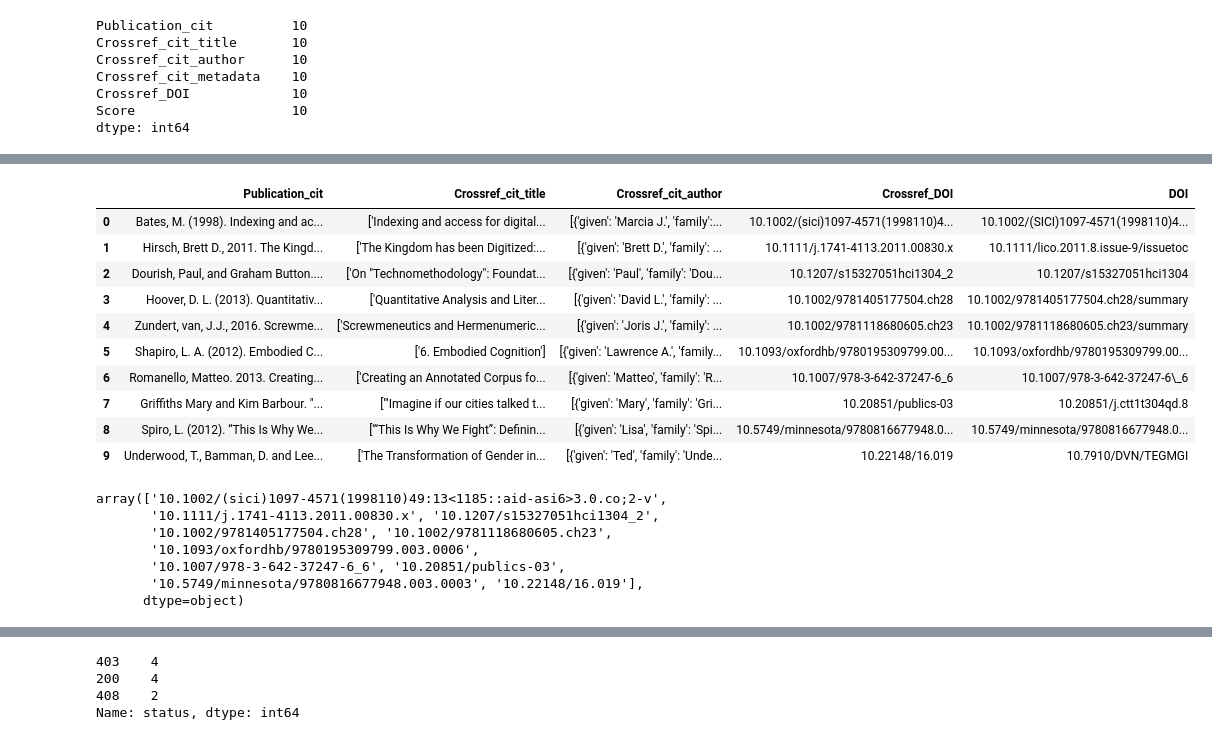
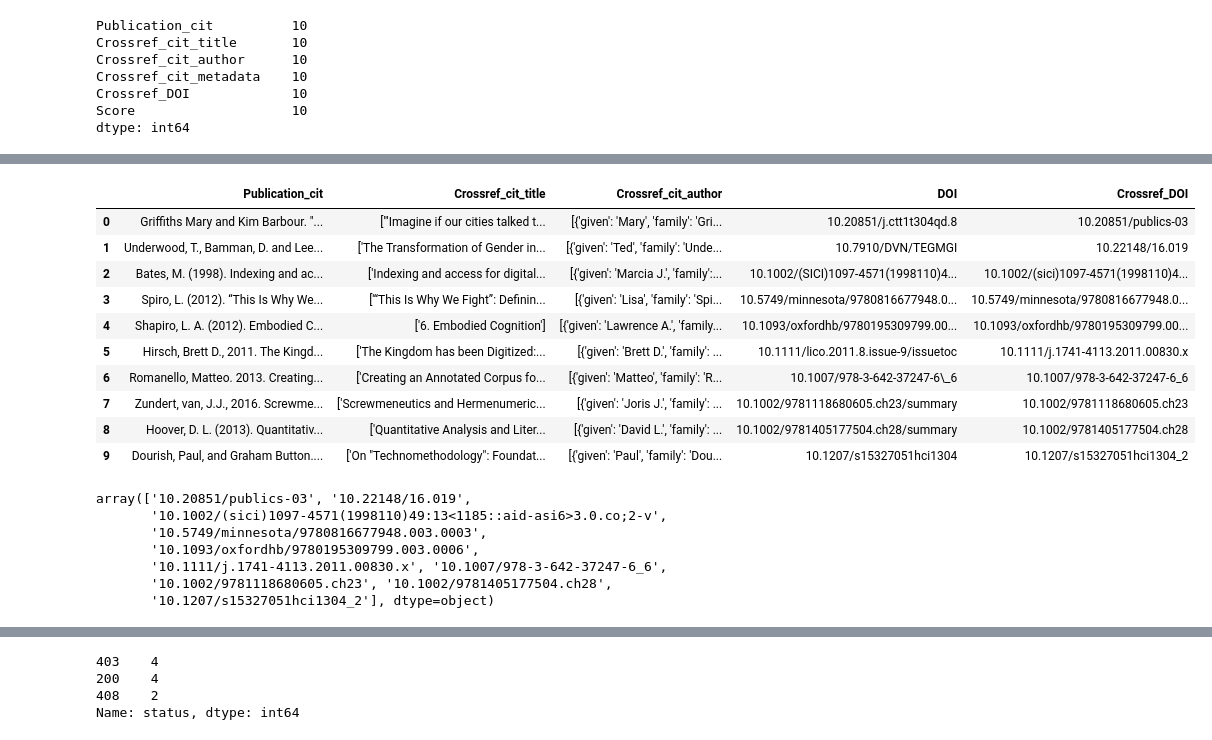
Before and after one commit to cesareconcordia/sshoc-resources, a Jupyter notebook: CItationDHres-Check.ipynb, the cells around one changed output, grey strips where cells are left out. Drawn from its saved outputs; the diff is of its cells as text; code cells hidden in the pictures.

```diff
--- a/CItationDHres-Check.ipynb
+++ b/CItationDHres-Check.ipynb
@@ -100,7 +105,23 @@ class TEIFile(object):
             if (elem_to_text(bibl).startswith("Enter your references here")):
                 continue
             my_bibl_tmp=elem_to_text(bibl).replace('\n','').strip()
+            ref = bibl.ref
+            lref="";
+            ptref="";
+            if ref:
+                lref=ref['target'].strip();
+                #print ('ref '+ref['target'])
+            ptr = bibl.ptr
+            if ptr:
+                ptref=ptr['target'].strip();
+                if lref!="" and ("".join(lref.split())).lower()!=("".join(ptref.split()).lower()):
+                    lref=lref+" "+ptref;
+                    #print ('ptr '+ptr['target'])
+            if lref!="" and lref.lower() not in my_bibl_tmp.lower():
+                my_bibl_tmp=my_bibl_tmp+" "+("".join(lref.split()))
+
             my_bibl_tmp=my_bibl_tmp.replace(' .', '.')
+            #print (my_bibl_tmp)
             result.append(" ".join(my_bibl_tmp.split()))
         return result
 
@@ -330,3 +357,27 @@ The total number of citations individuated in the dataset is 25096. There are 32
 # %% [markdown]
 ### Find citations having a DOI
 *Regular expressions* are used to parse all citations in order to individuate those having a DOI.
+# %%
+import re
+
+regexu1=re.compile(
+       r"((http|https)\:\/\/)?[a-zA-Z0-9\.\/\?\:@\-_=#]+\.([a-zA-Z]){2,6}([a-zA-Z0-9\.\&\/\?\:@\-_=#])*"
+       )
+df_refs=my_exp_df.Bibliography.values
+df_refs_with_url = pd.DataFrame(columns=["Reference", "URL"])
+ureferences=[]
+URLs=[]
+for ureference in df_refs:
+    myur=re.search(regexu1, ureference)
+    if myur:
+        ureferences.append(ureference);
+        URLs.append(myur[0]);
+        #print (ureference+'\n'+myur[0], end="\n\n")
+    #else:
+        #print (reference)
+df_refs_with_url['Reference']=ureferences;
+df_refs_with_url['URL']=URLs;
+df_refs_with_url.drop_duplicates(inplace=True)
+#df_refs_with_url.info()
+refwURL=df_refs_with_url.count()
+print (f'\n There are {refwURL[1]} references with a URL \n')
@@ -473,28 +519,28 @@ df_citations404.head()
 # %%
 retrieved404=df_citations404.join(test.set_index('Reference'), on='Publication_cit',  lsuffix='_in_publication')
-retrieved404[['Publication_cit', 'Crossref_cit_title', 'Crossref_cit_author','Crossref_DOI', 'DOI']].head(10).style.set_properties(subset=['Publication_cit','Crossref_cit_title'], **{'width': '200px'})
+retrieved404[['Publication_cit', 'Crossref_cit_title', 'Crossref_cit_author', 'DOI', 'Crossref_DOI']].head(10).style.set_properties(subset=['Publication_cit','Crossref_cit_title'], **{'width': '200px'})
 # %% [output]
-|  | Publication_cit | Crossref_cit_title | Crossref_cit_author | Crossref_DOI | DOI |
-| 0 | Bates, M. (1998). Indexing and ac... | ['Indexing and access for digital... | [{'given': 'Marcia J.', 'family':... | 10.1002/(sici)1097-4571(1998110)4... | 10.1002/(SICI)1097-4571(1998110)4... |
-| 1 | Hirsch, Brett D., 2011. The Kingd... | ['The Kingdom has been Digitized:... | [{'given': 'Brett D.', 'family': ... | 10.1111/j.1741-4113.2011.00830.x | 10.1111/lico.2011.8.issue-9/issuetoc |
-| 2 | Dourish, Paul, and Graham Button.... | ['On "Technomethodology": Foundat... | [{'given': 'Paul', 'family': 'Dou... | 10.1207/s15327051hci1304_2 | 10.1207/s15327051hci1304 |
-| 3 | Hoover, D. L. (2013). Quantitativ... | ['Quantitative Analysis and Liter... | [{'given': 'David L.', 'family': ... | 10.1002/9781405177504.ch28 | 10.1002/9781405177504.ch28/summary |
-| 4 | Zundert, van, J.J., 2016. Screwme... | ['Screwmeneutics and Hermenumeric... | [{'given': 'Joris J.', 'family': ... | 10.1002/9781118680605.ch23 | 10.1002/9781118680605.ch23/summary |
-| 5 | Shapiro, L. A. (2012). Embodied C... | ['6. Embodied Cognition'] | [{'given': 'Lawrence A.', 'family... | 10.1093/oxfordhb/9780195309799.00... | 10.1093/oxfordhb/9780195309799.00... |
-| 6 | Romanello, Matteo. 2013. Creating... | ['Creating an Annotated Corpus fo... | [{'given': 'Matteo', 'family': 'R... | 10.1007/978-3-642-37247-6_6 | 10.1007/978-3-642-37247-6\_6 |
-| 7 | Griffiths Mary and Kim Barbour. "... | ["'Imagine if our cities talked t... | [{'given': 'Mary', 'family': 'Gri... | 10.20851/publics-03 | 10.20851/j.ctt1t304qd.8 |
-| 8 | Spiro, L. (2012). “This Is Why We... | ['“This Is Why We Fight”: Definin... | [{'given': 'Lisa', 'family': 'Spi... | 10.5749/minnesota/9780816677948.0... | 10.5749/minnesota/9780816677948.0... |
-| 9 | Underwood, T., Bamman, D. and Lee... | ['The Transformation of Gender in... | [{'given': 'Ted', 'family': 'Unde... | 10.22148/16.019 | 10.7910/DVN/TEGMGI |
+|  | Publication_cit | Crossref_cit_title | Crossref_cit_author | DOI | Crossref_DOI |
+| 0 | Griffiths Mary and Kim Barbour. "... | ["'Imagine if our cities talked t... | [{'given': 'Mary', 'family': 'Gri... | 10.20851/j.ctt1t304qd.8 | 10.20851/publics-03 |
+| 1 | Underwood, T., Bamman, D. and Lee... | ['The Transformation of Gender in... | [{'given': 'Ted', 'family': 'Unde... | 10.7910/DVN/TEGMGI | 10.22148/16.019 |
+| 2 | Bates, M. (1998). Indexing and ac... | ['Indexing and access for digital... | [{'given': 'Marcia J.', 'family':... | 10.1002/(SICI)1097-4571(1998110)4... | 10.1002/(sici)1097-4571(1998110)4... |
+| 3 | Spiro, L. (2012). “This Is Why We... | ['“This Is Why We Fight”: Definin... | [{'given': 'Lisa', 'family': 'Spi... | 10.5749/minnesota/9780816677948.0... | 10.5749/minnesota/9780816677948.0... |
+| 4 | Shapiro, L. A. (2012). Embodied C... | ['6. Embodied Cognition'] | [{'given': 'Lawrence A.', 'family... | 10.1093/oxfordhb/9780195309799.00... | 10.1093/oxfordhb/9780195309799.00... |
+| 5 | Hirsch, Brett D., 2011. The Kingd... | ['The Kingdom has been Digitized:... | [{'given': 'Brett D.', 'family': ... | 10.1111/lico.2011.8.issue-9/issuetoc | 10.1111/j.1741-4113.2011.00830.x |
+| 6 | Romanello, Matteo. 2013. Creating... | ['Creating an Annotated Corpus fo... | [{'given': 'Matteo', 'family': 'R... | 10.1007/978-3-642-37247-6\_6 | 10.1007/978-3-642-37247-6_6 |
+| 7 | Zundert, van, J.J., 2016. Screwme... | ['Screwmeneutics and Hermenumeric... | [{'given': 'Joris J.', 'family': ... | 10.1002/9781118680605.ch23/summary | 10.1002/9781118680605.ch23 |
+| 8 | Hoover, D. L. (2013). Quantitativ... | ['Quantitative Analysis and Liter... | [{'given': 'David L.', 'family': ... | 10.1002/9781405177504.ch28/summary | 10.1002/9781405177504.ch28 |
+| 9 | Dourish, Paul, and Graham Button.... | ['On "Technomethodology": Foundat... | [{'given': 'Paul', 'family': 'Dou... | 10.1207/s15327051hci1304 | 10.1207/s15327051hci1304_2 |
 # %%
 retrieved404.Crossref_DOI.values
 # %% [output]
-array(['10.1002/(sici)1097-4571(1998110)49:13<1185::aid-asi6>3.0.co;2-v',
-       '10.1111/j.1741-4113.2011.00830.x', '10.1207/s15327051hci1304_2',
-       '10.1002/9781405177504.ch28', '10.1002/9781118680605.ch23',
+array(['10.20851/publics-03', '10.22148/16.019',
+       '10.1002/(sici)1097-4571(1998110)49:13<1185::aid-asi6>3.0.co;2-v',
+       '10.5749/minnesota/9780816677948.003.0003',
        '10.1093/oxfordhb/9780195309799.003.0006',
-       '10.1007/978-3-642-37247-6_6', '10.20851/publics-03',
-       '10.5749/minnesota/9780816677948.003.0003', '10.22148/16.019'],
-      dtype=object)
+       '10.1111/j.1741-4113.2011.00830.x', '10.1007/978-3-642-37247-6_6',
+       '10.1002/9781118680605.ch23', '10.1002/9781405177504.ch28',
+       '10.1207/s15327051hci1304_2'], dtype=object)
 # %%
 dfdc=get_HTTP_Status(retrieved404.Crossref_DOI.values)
 # %% [output]
```
Also changed, not shown: parts of 17 cells of this notebook.
